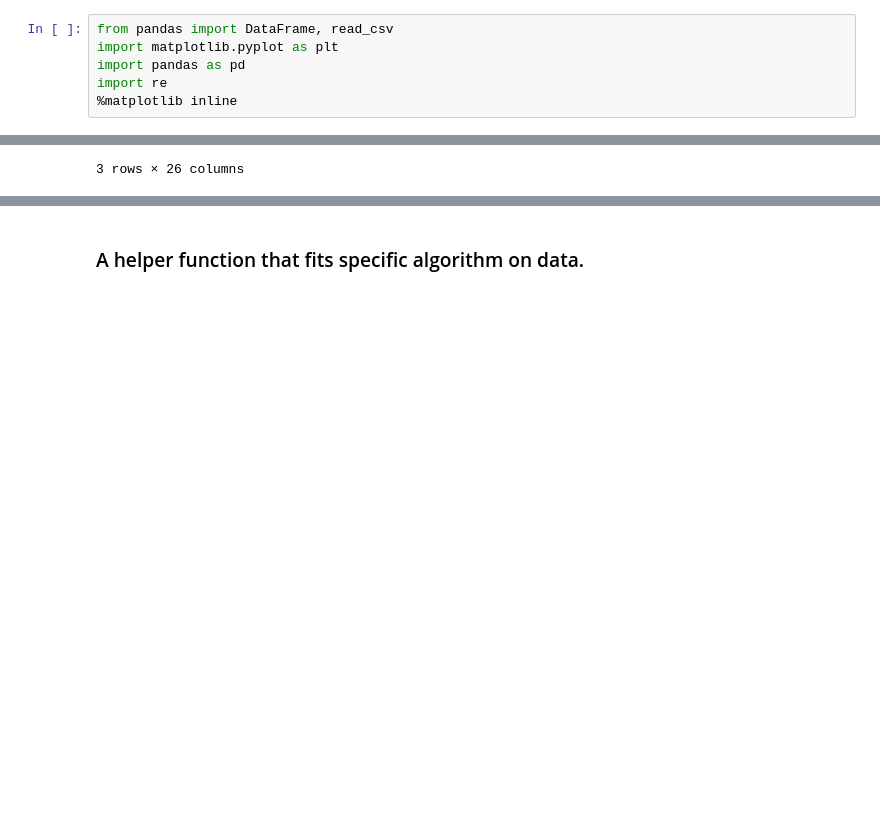
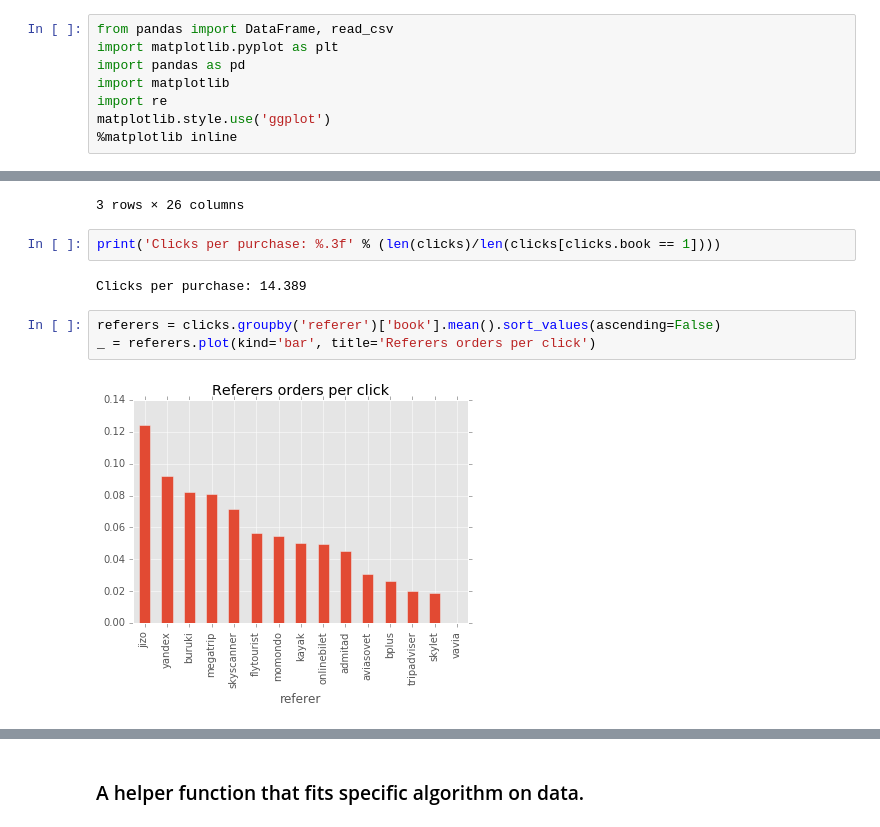
Before and after one commit to tema-popov/clicks, a Jupyter notebook: clicks.ipynb, the cells around one changed output, grey strips where cells are left out. Cells and saved outputs as stored; diff of their text form; blank space fills up the shorter version.

```diff
--- a/clicks.ipynb
+++ b/clicks.ipynb
@@ -4,7 +4,9 @@
 from pandas import DataFrame, read_csv
 import matplotlib.pyplot as plt
 import pandas as pd
+import matplotlib
 import re
+matplotlib.style.use('ggplot')
 %matplotlib inline
 # %% [markdown]
 ### Read CSV. Convert all date records to ordinal representation.
@@ -41,3 +43,12 @@ labeled_clicks.head(3)
 | 1 | 1813055 | 14 | 857 | 14 | 0 | 736218 | 1 | 0 | 0 | 1 | ... |
 | 2 | 1813054 | 653 | 620 | 14 | 0 | 736218 | 1 | 0 | 1 | 1 | ... |
 3 rows × 26 columns
+# %%
+print('Clicks per purchase: %.3f' % (len(clicks)/len(clicks[clicks.book == 1])))
+# %% [output]
+Clicks per purchase: 14.389
+# %%
+referers = clicks.groupby('referer')['book'].mean().sort_values(ascending=False)
+_ = referers.plot(kind='bar', title='Referers orders per click')
+# %% [output]
+[figure, added]
```
Also changed, not shown: parts of 5 cells of this notebook.
